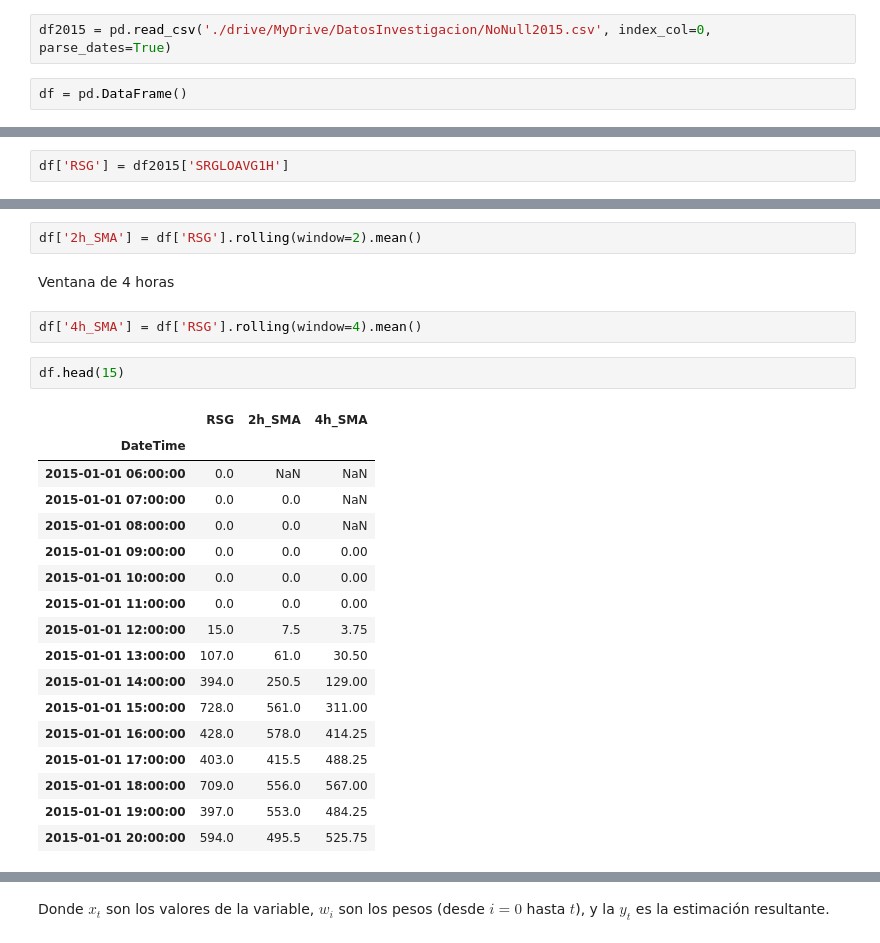
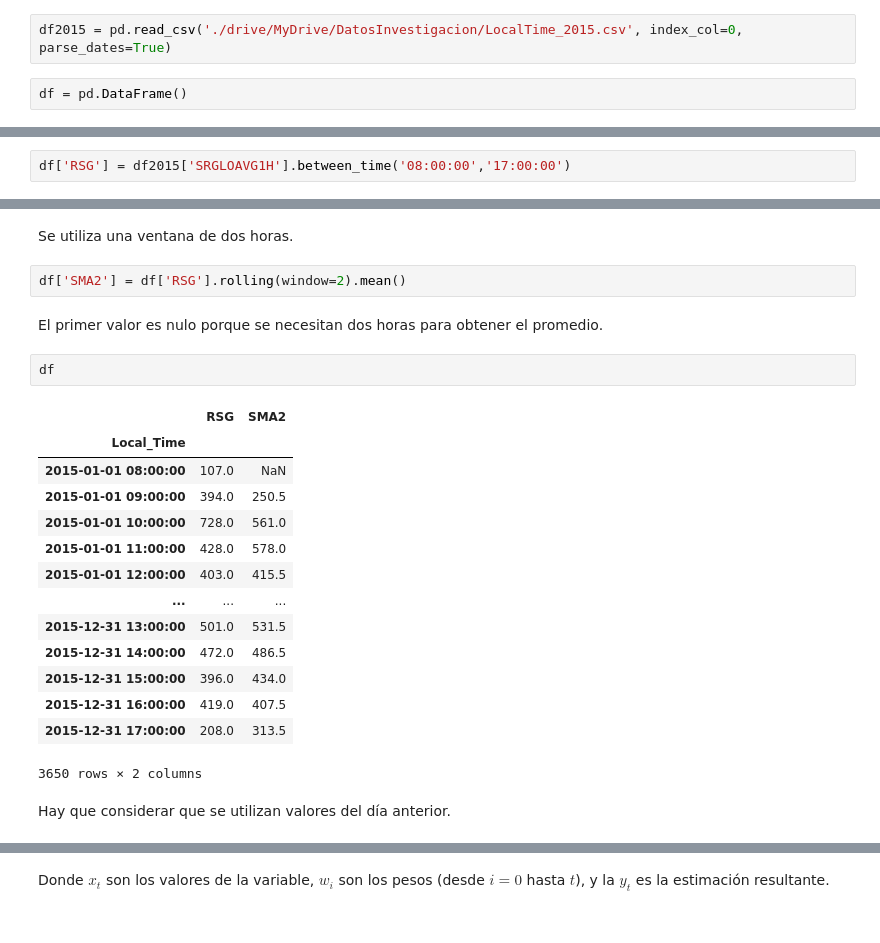
Before and after one commit to danielTeniente/SolarTimeSeries, a Jupyter notebook: Creacion_modelos/UDLA_5.ipynb, the cells around one changed output, grey strips where cells are left out. Saved outputs shown, nothing was run; the diff lists cells and outputs as text.

```diff
--- a/Creacion_modelos/UDLA_5.ipynb
+++ b/Creacion_modelos/UDLA_5.ipynb
@@ -11,6 +11,6 @@ import pandas as pd
 import numpy as np
 import matplotlib.pyplot as plt
 # %%
-df2015 = pd.read_csv('./drive/MyDrive/DatosInvestigacion/NoNull2015.csv', index_col=0, parse_dates=True)
+df2015 = pd.read_csv('./drive/MyDrive/DatosInvestigacion/LocalTime_2015.csv', index_col=0, parse_dates=True)
 # %%
 df = pd.DataFrame()
@@ -17,2 +19,2 @@ df = pd.DataFrame()
 # %%
-df['RSG'] = df2015['SRGLOAVG1H']
+df['RSG'] = df2015['SRGLOAVG1H'].between_time('08:00:00','17:00:00')
@@ -21,29 +23,28 @@ Ventana de 2 horas
+# %% [markdown]
+Se utiliza una ventana de dos horas.
 # %%
-df['2h_SMA'] = df['RSG'].rolling(window=2).mean()
+df['SMA2'] = df['RSG'].rolling(window=2).mean()
-# %% [markdown]
-Ventana de 4 horas
-# %%
-df['4h_SMA'] = df['RSG'].rolling(window=4).mean()
+# %% [markdown]
+El primer valor es nulo porque se necesitan dos horas para obtener el promedio.
 # %%
-df.head(15)
+df
 # %% [output]
-|  | RSG | 2h_SMA | 4h_SMA |
-| DateTime |  |  |  |
-| 2015-01-01 06:00:00 | 0.0 | NaN | NaN |
-| 2015-01-01 07:00:00 | 0.0 | 0.0 | NaN |
-| 2015-01-01 08:00:00 | 0.0 | 0.0 | NaN |
-| 2015-01-01 09:00:00 | 0.0 | 0.0 | 0.00 |
-| 2015-01-01 10:00:00 | 0.0 | 0.0 | 0.00 |
-| 2015-01-01 11:00:00 | 0.0 | 0.0 | 0.00 |
-| 2015-01-01 12:00:00 | 15.0 | 7.5 | 3.75 |
-| 2015-01-01 13:00:00 | 107.0 | 61.0 | 30.50 |
-| 2015-01-01 14:00:00 | 394.0 | 250.5 | 129.00 |
-| 2015-01-01 15:00:00 | 728.0 | 561.0 | 311.00 |
-| 2015-01-01 16:00:00 | 428.0 | 578.0 | 414.25 |
-| 2015-01-01 17:00:00 | 403.0 | 415.5 | 488.25 |
-| 2015-01-01 18:00:00 | 709.0 | 556.0 | 567.00 |
-| 2015-01-01 19:00:00 | 397.0 | 553.0 | 484.25 |
-| 2015-01-01 20:00:00 | 594.0 | 495.5 | 525.75 |
+|  | RSG | SMA2 |
+| Local_Time |  |  |
+| 2015-01-01 08:00:00 | 107.0 | NaN |
+| 2015-01-01 09:00:00 | 394.0 | 250.5 |
+| 2015-01-01 10:00:00 | 728.0 | 561.0 |
+| 2015-01-01 11:00:00 | 428.0 | 578.0 |
+| 2015-01-01 12:00:00 | 403.0 | 415.5 |
+| ... | ... | ... |
+| 2015-12-31 13:00:00 | 501.0 | 531.5 |
+| 2015-12-31 14:00:00 | 472.0 | 486.5 |
+| 2015-12-31 15:00:00 | 396.0 | 434.0 |
+| 2015-12-31 16:00:00 | 419.0 | 407.5 |
+| 2015-12-31 17:00:00 | 208.0 | 313.5 |
+3650 rows × 2 columns
+# %% [markdown]
+Hay que considerar que se utilizan valores del día anterior.
 # %%
 df[:]['2015-02-10 7:00:00':'2015-02-18 12:00:00'].plot(figsize=(15,8));
 # %% [output]
```
Also changed, not shown: parts of 17 cells of this notebook, 1 other file.
